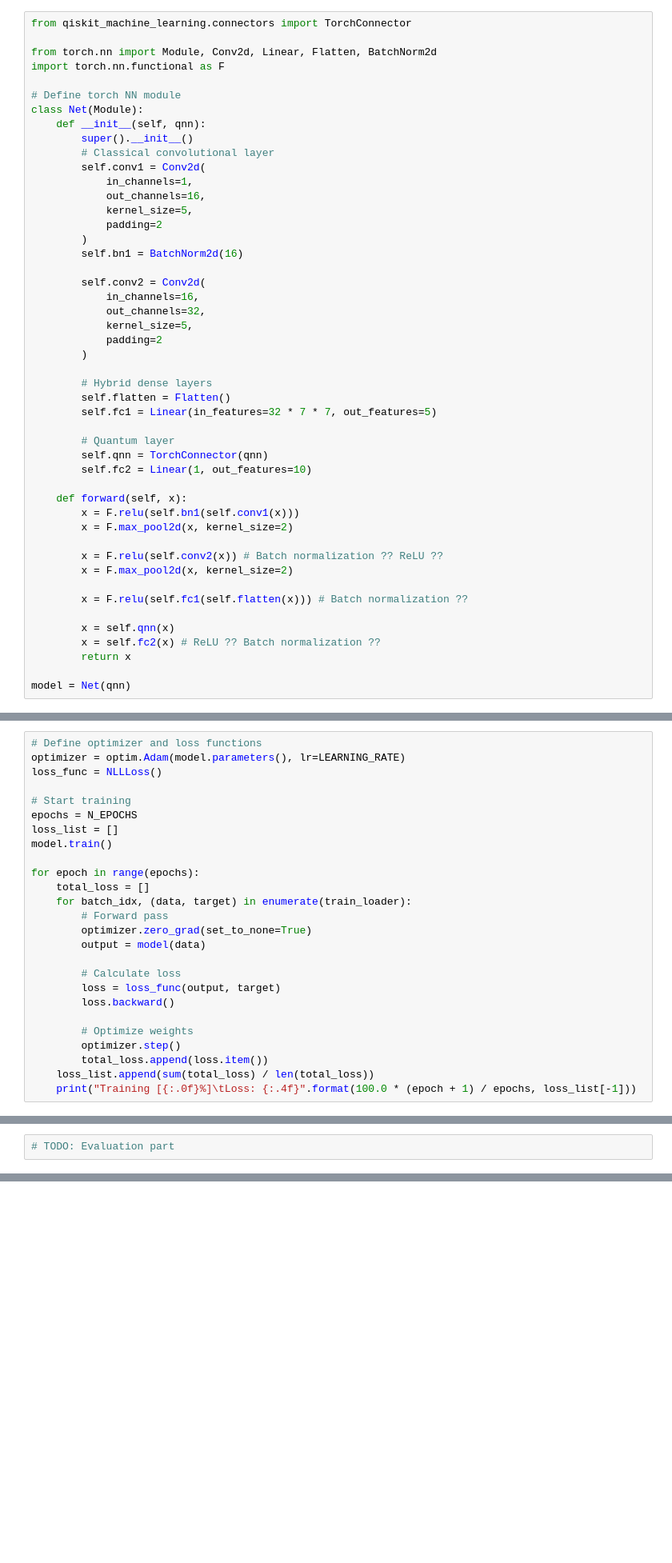
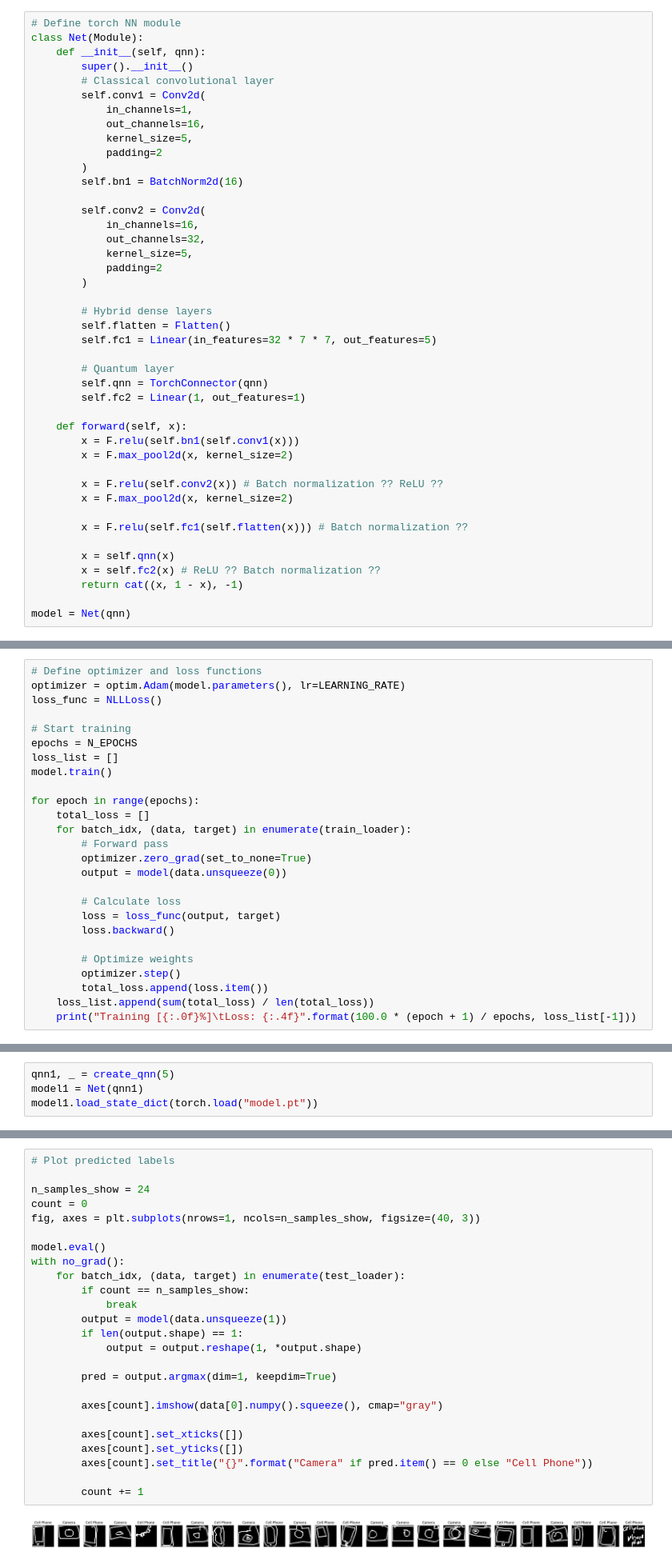
Before and after one commit to yeray142/QDraw, a Jupyter notebook: notebooks/modeling.ipynb, the cells around one changed output, grey strips where cells are left out. Shown at 80% size. Cells and saved outputs as stored; diff of their text form; blank space fills up the shorter version.

Commit message:
Adding toy model experiments

```diff
--- a/notebooks/modeling.ipynb
+++ b/notebooks/modeling.ipynb
@@ -110,11 +159,6 @@ qc.draw("mpl")
 # %% [output]
 [figure]
 # %%
-from qiskit_machine_learning.connectors import TorchConnector
-
-from torch.nn import Module, Conv2d, Linear, Flatten, BatchNorm2d
-import torch.nn.functional as F
-
 # Define torch NN module
 class Net(Module):
     def __init__(self, qnn):
@@ -141,7 +185,7 @@ class Net(Module):
 
         # Quantum layer
         self.qnn = TorchConnector(qnn)
-        self.fc2 = Linear(1, out_features=10)
+        self.fc2 = Linear(1, out_features=1)
 
     def forward(self, x):
         x = F.relu(self.bn1(self.conv1(x)))
@@ -154,7 +198,7 @@ class Net(Module):
 
         x = self.qnn(x)
         x = self.fc2(x) # ReLU ?? Batch normalization ??
-        return x
+        return cat((x, 1 - x), -1)
 
 model = Net(qnn)
 # %% [markdown]
@@ -174,7 +218,7 @@ for epoch in range(epochs):
     for batch_idx, (data, target) in enumerate(train_loader):
         # Forward pass
         optimizer.zero_grad(set_to_none=True)
-        output = model(data)
+        output = model(data.unsqueeze(0))
 
         # Calculate loss
         loss = loss_func(output, target)
@@ -197,4 +264,6 @@ torch.save(model.state_dict(), "model.pt")
 # %% [markdown]
 ## 4. Evaluation
 # %%
-# TODO: Evaluation part
+qnn1, _ = create_qnn(5)
+model1 = Net(qnn1)
+model1.load_state_dict(torch.load("model.pt"))
@@ -200,0 +297,27 @@ torch.save(model.state_dict(), "model.pt")
+# %%
+# Plot predicted labels
+
+n_samples_show = 24
+count = 0
+fig, axes = plt.subplots(nrows=1, ncols=n_samples_show, figsize=(40, 3))
+
+model.eval()
+with no_grad():
+    for batch_idx, (data, target) in enumerate(test_loader):
+        if count == n_samples_show:
+            break
+        output = model(data.unsqueeze(1))
+        if len(output.shape) == 1:
+            output = output.reshape(1, *output.shape)
+
+        pred = output.argmax(dim=1, keepdim=True)
+
+        axes[count].imshow(data[0].numpy().squeeze(), cmap="gray")
+
+        axes[count].set_xticks([])
+        axes[count].set_yticks([])
+        axes[count].set_title("{}".format("Camera" if pred.item() == 0 else "Cell Phone"))
+
+        count += 1
+# %% [output]
+[figure, added]
```
Also changed, not shown: parts of 14 cells of this notebook, 3 other files.
